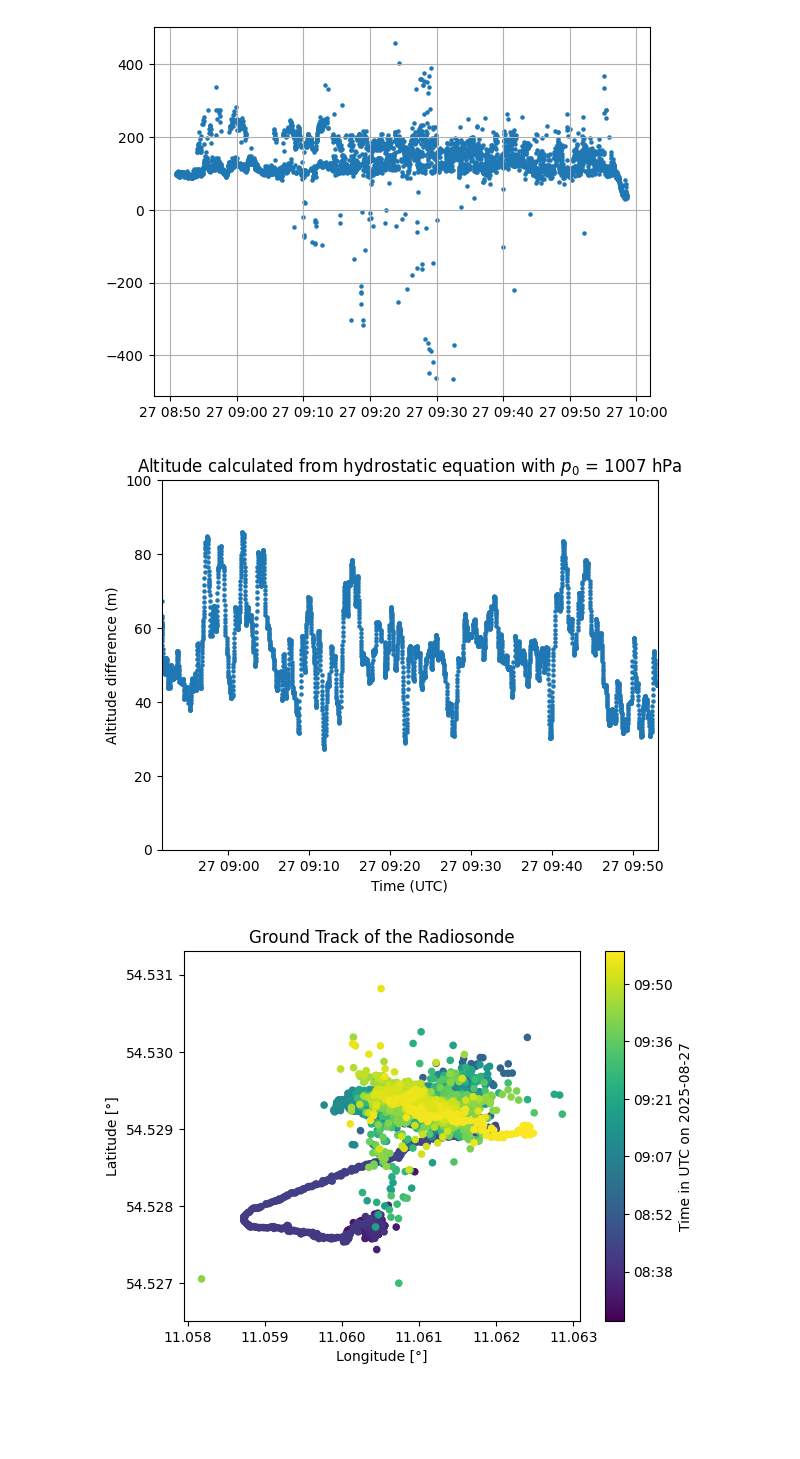
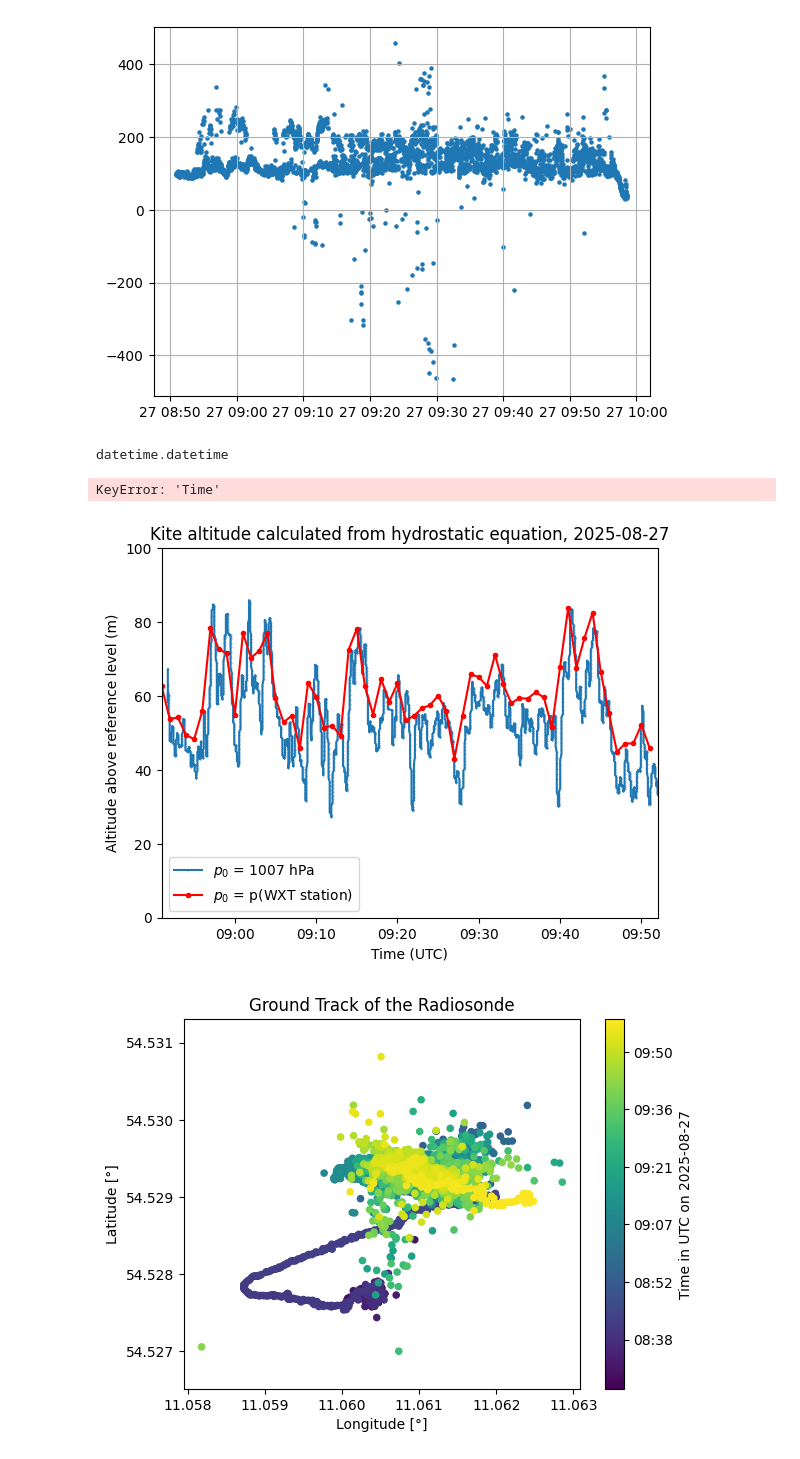
Before and after one commit to begumaltikulac/semikite, a Jupyter notebook: src/Data_Analysis/Radiosonde_data.ipynb, the cells around one changed output. Cells and saved outputs as stored; diff of their text form; code cells hidden in the pictures; blank space fills up the shorter version.

```diff
--- a/src/Data_Analysis/Radiosonde_data.ipynb
+++ b/src/Data_Analysis/Radiosonde_data.ipynb
@@ -47,19 +31,63 @@ plt.scatter(df_gps['Time'][1397:],df_gps['Altitude'][1397:], marker='o', s=5)
 plt.grid();
 # %% [output]
 [figure]
+# %%
+#df_ptu['Time'][1:3683] # 8:51 bis 9:52 UTC
+#df_wxt
+type(df_ptu['Time'][1])
+# %% [output]
+datetime.datetime
+# %%
+# resample radiosonde data to one data point per minute
+df_ptu['Time'] = pd.to_datetime(df_ptu['Time'][1:])
+
+# 'time' als Index setzen
+df_ptu = df_ptu.set_index('Time')
+
+# Mittelwert pro Minute berechnen
+df_min = df_ptu['Pressure'][1:].resample('1T').mean().reset_index()
+# %% [output]
+KeyError: 'Time'
+# %%
+# convert time in df_wxt data frame and select specific times
+date_str = "2025-08-27"
+datetime_strs = [f"{date_str} {t}" for t in df_wxt['TIME']]
+df_wxt['time_combined'] = pd.to_datetime(datetime_strs) # add new column
+
+start_time = pd.to_datetime(date_str + " 09:51:00")  # times in df_wxt are UTC + 1
+end_time   = pd.to_datetime(date_str + " 10:51:00")  # times in df_wxt are UTC + 1
+mask = (df_wxt['time_combined'] >= start_time) & (df_wxt['time_combined'] <= end_time)
+df_wxt_filtered = df_wxt.loc[mask]
+
+#df_wxt_filtered
+# %%
+# calculate altitude with continous reference pressure
+altitude_cont = height_from_pressure(np.float64(df_min['Pressure'][:61]), p1=df_wxt_filtered['PTB_P'][:])
+
+# save calculated altitude in a csv file
+df_alt_cont = pd.DataFrame({
+    "time": np.array(df_min['Time'][:61]),
+    "altitude": np.array(altitude_cont) * 100
+})
+
+# Save to CSV
+df_alt_cont.to_csv("Data_WXT/20250827_altitude_kite_from_wxt.csv", index=False)
 # %%
 # plot altitude from hydrostatic approximation
 fig = plt.figure()
-plt.scatter(df_ptu['Time'][1:3683],height_from_pressure(df_ptu['Pressure'][1:3683])*100, marker='o', s=5)
-plt.xlim(df_ptu['Time'][1], df_ptu['Time'][3683])
+plt.plot(df_ptu[1:3683].index,height_from_pressure(df_ptu['Pressure'][1:3683])*100, '.-',markersize=0.5, label = r'$p_0$ = 1007 hPa')
+plt.plot(df_min['Time'][:61],altitude_cont*100, '.-', color='red',label = r'$p_0$ = p(WXT station)')
+plt.xlim(df_min['Time'][0], df_min['Time'][61])
+plt.gca().xaxis.set_major_formatter(mdates.DateFormatter('%H:%M'))
 plt.ylim(0,100)
-plt.title(r'Altitude calculated from hydrostatic equation with $p_0$ = 1007 hPa')
-plt.ylabel('Altitude difference (m)')
+plt.title(r'Kite altitude calculated from hydrostatic equation, 2025-08-27')
+plt.ylabel('Altitude above reference level (m)')
 plt.xlabel('Time (UTC)')
+plt.legend()
 plt.show()
 fig.savefig('Plots/20250827_Radiosonde_altitude.png', dpi=300)
 # %% [output]
-[figure, old version]
+[figure, new version]
 # %%
 # plot ground track
 time_num = mdates.date2num(df_gps['Time'][1:])  # convert to float
```
Also changed, not shown: parts of 5 cells of this notebook, 2 other files.
